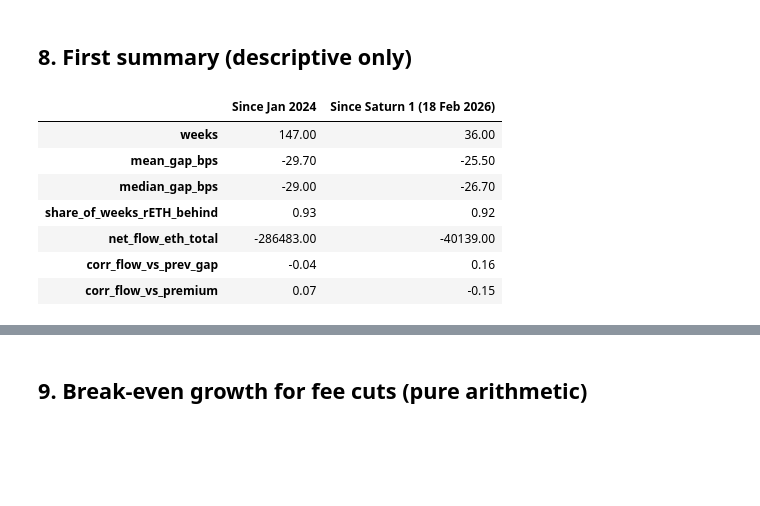
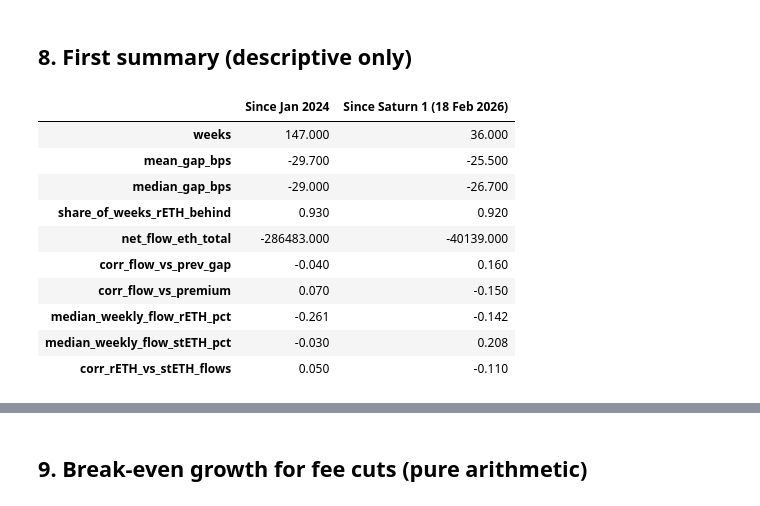
Before and after one commit to NishikawaButterfly/reth-competitiveness-study, a Jupyter notebook: results/reth_study_v2_executed.ipynb, the cells around one changed output, grey strips where cells are left out. Saved outputs shown, nothing was run; the diff lists cells and outputs as text; code cells hidden in the pictures; blank space fills up the shorter version.

```diff
--- a/results/reth_study_v2_executed.ipynb
+++ b/results/reth_study_v2_executed.ipynb
@@ -155,6 +157,8 @@ RETH_ABI = [
 STETH_ABI = [
     {"inputs": [{"name": "_sharesAmount", "type": "uint256"}], "name": "getPooledEthByShares",
      "outputs": [{"name": "", "type": "uint256"}], "stateMutability": "view", "type": "function"},
+    {"inputs": [], "name": "getTotalPooledEther", "outputs": [{"name": "", "type": "uint256"}],
+     "stateMutability": "view", "type": "function"},
 ]
 
 
@@ -193,7 +197,20 @@ def read_state(w3, block):
                 "reth_supply": reth.functions.totalSupply().call(block_identifier=block) / 1e18,
                 "reth_rate": reth.functions.getExchangeRate().call(block_identifier=block) / 1e18,
                 "steth_rate": steth.functions.getPooledEthByShares(10**18).call(block_identifier=block) / 1e18,
+                "steth_pooled_eth": steth.functions.getTotalPooledEther().call(block_identifier=block) / 1e18,
             }
+        except Exception:
+            if attempt == 3:
+                raise
+            time.sleep(2 * (attempt + 1))
+
+
+def read_steth_pooled(w3, block):
+    # Used to backfill weeks cached before this column existed
+    steth = w3.eth.contract(address=Web3.to_checksum_address(STETH), abi=STETH_ABI)
+    for attempt in range(4):
+        try:
+            return steth.functions.getTotalPooledEther().call(block_identifier=block) / 1e18
         except Exception:
             if attempt == 3:
                 raise
@@ -246,6 +263,17 @@ blocks["block"] = blocks["block"].astype(int)
 save_csv(blocks, "blocks.csv")
 
 onchain = load_csv("onchain.csv")
+if onchain is not None and "steth_pooled_eth" not in onchain.columns:
+    onchain["steth_pooled_eth"] = np.nan
+if onchain is not None and onchain["steth_pooled_eth"].isna().any():
+    todo = onchain.index[onchain["steth_pooled_eth"].isna()]
+    print(f"Backfilling stETH pooled ETH for {len(todo)} cached weeks...")
+    for n, i in enumerate(todo, 1):
+        onchain.loc[i, "steth_pooled_eth"] = read_steth_pooled(w3, int(onchain.loc[i, "block"]))
+        if n % 20 == 0:
+            save_csv(onchain, "onchain.csv")
+        time.sleep(0.2)
+    save_csv(onchain, "onchain.csv")
 done = set() if onchain is None else set(onchain["date"])
 rows = []
 for _, row in blocks.iterrows():
@@ -305,6 +327,9 @@ def build_panel(onchain, prices):
     df["net_flow_pct"] = df["reth_supply"].diff() / df["reth_supply"].shift(1) * 100
     df["market_ratio"] = df["reth_usd"] / df["eth_usd"]
     df["premium_pct"] = (df["market_ratio"] / df["reth_rate"] - 1) * 100
+    # stETH net flow: change in pooled ETH minus the part that is rewards
+    df["steth_flow_pct"] = (df["steth_pooled_eth"] / df["steth_pooled_eth"].shift(1)
+                            - df["steth_rate"] / df["steth_rate"].shift(1)) * 100
     return df
 
 
@@ -388,29 +413,35 @@ fig.tight_layout(); fig.savefig(os.path.join(OUT_DIR, "chart_premium.png"), dpi=
 # %%
 def summarise(panel, since=None):
     p = panel if since is None else panel[panel["date"] >= pd.Timestamp(since, tz="UTC")]
     lagged = pd.DataFrame({"flow": p["net_flow_pct"], "gap_prev": p["gap_bps_4w"].shift(1),
                            "prem": p["premium_pct"]}).dropna()
     return {
         "weeks": int(len(p)),
         "mean_gap_bps": round(float(p["gap_bps"].mean()), 1),
         "median_gap_bps": round(float(p["gap_bps"].median()), 1),
         "share_of_weeks_rETH_behind": round(float((p["gap_bps"] < 0).mean()), 2),
         "net_flow_eth_total": round(float(p["net_flow_eth"].sum()), 0),
         "corr_flow_vs_prev_gap": round(float(lagged["flow"].corr(lagged["gap_prev"])), 2) if len(lagged) > 5 else None,
         "corr_flow_vs_premium": round(float(lagged["flow"].corr(lagged["prem"])), 2) if len(lagged) > 5 else None,
+        "median_weekly_flow_rETH_pct": round(float(p["net_flow_pct"].median()), 3),
+        "median_weekly_flow_stETH_pct": round(float(p["steth_flow_pct"].median()), 3),
+        "corr_rETH_vs_stETH_flows": round(float(p["net_flow_pct"].corr(p["steth_flow_pct"])), 2),
     }
 
 summary = pd.DataFrame({
     "Since Jan 2024": summarise(panel),
     "Since Saturn 1 (18 Feb 2026)": summarise(panel, "2026-02-18"),
 })
 summary
 # %% [output]
 |  | Since Jan 2024 | Since Saturn 1 (18 Feb 2026) |
-| weeks | 147.00 | 36.00 |
-| mean_gap_bps | -29.70 | -25.50 |
-| median_gap_bps | -29.00 | -26.70 |
-| share_of_weeks_rETH_behind | 0.93 | 0.92 |
-| net_flow_eth_total | -286483.00 | -40139.00 |
-| corr_flow_vs_prev_gap | -0.04 | 0.16 |
-| corr_flow_vs_premium | 0.07 | -0.15 |
+| weeks | 147.000 | 36.000 |
+| mean_gap_bps | -29.700 | -25.500 |
+| median_gap_bps | -29.000 | -26.700 |
+| share_of_weeks_rETH_behind | 0.930 | 0.920 |
+| net_flow_eth_total | -286483.000 | -40139.000 |
+| corr_flow_vs_prev_gap | -0.040 | 0.160 |
+| corr_flow_vs_premium | 0.070 | -0.150 |
+| median_weekly_flow_rETH_pct | -0.261 | -0.142 |
+| median_weekly_flow_stETH_pct | -0.030 | 0.208 |
+| corr_rETH_vs_stETH_flows | 0.050 | -0.110 |
```
Also changed, not shown: parts of 6 cells of this notebook, 5 other files.
